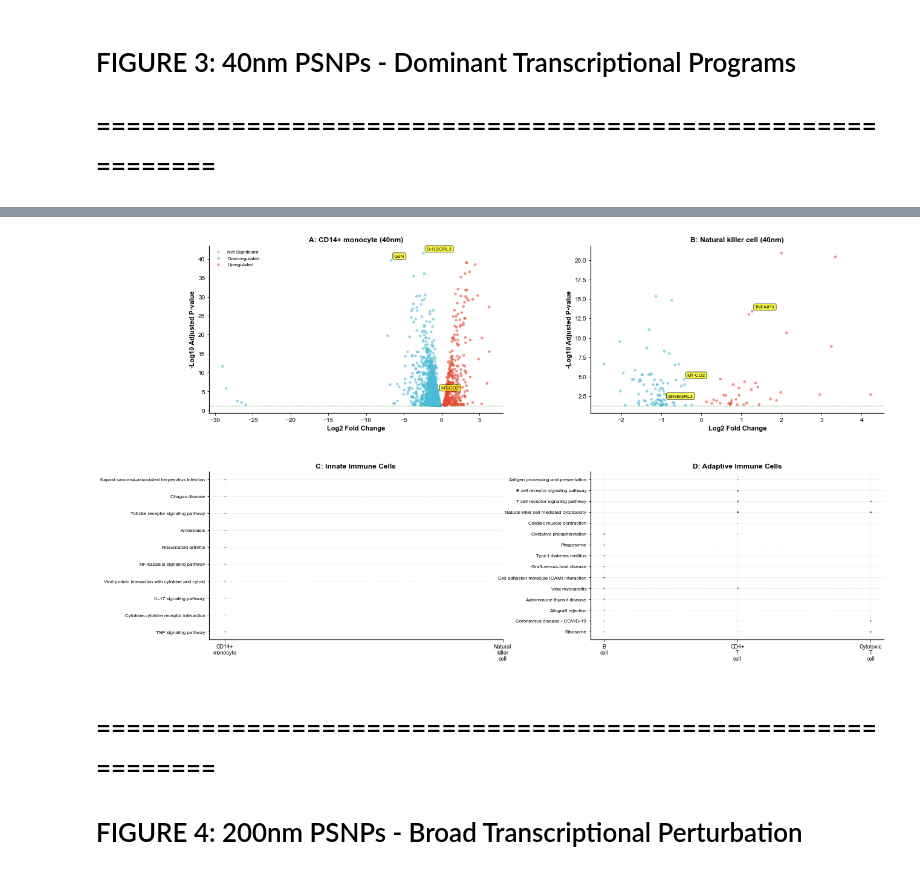
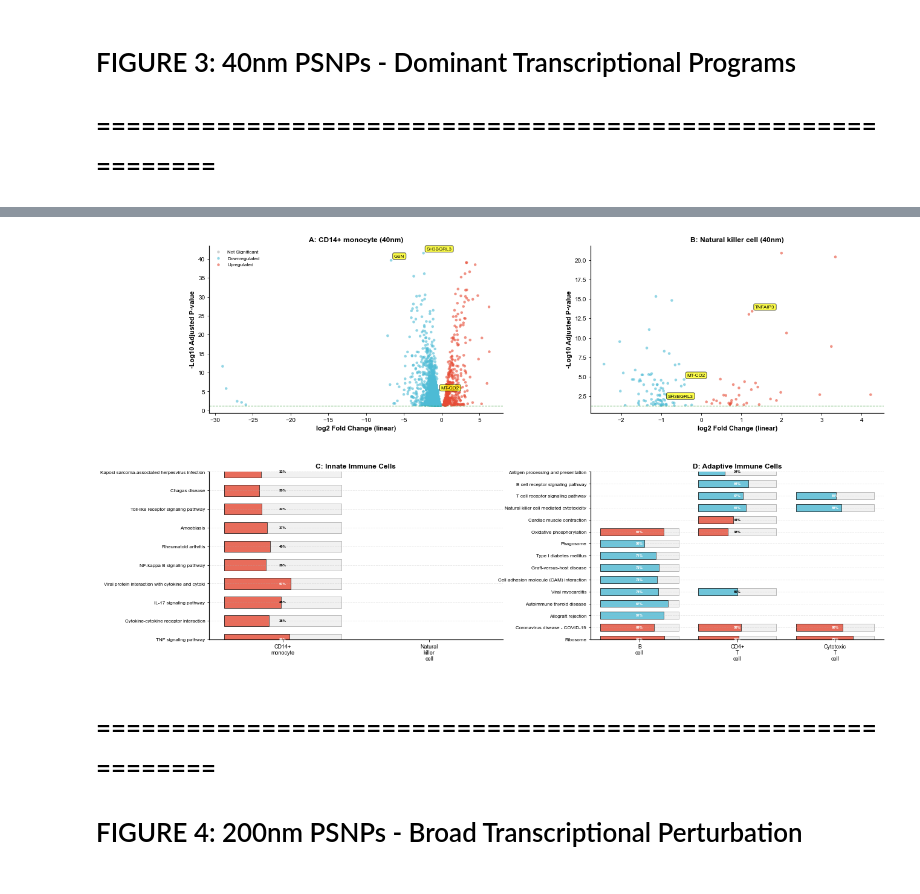
Before and after one commit to vladimirkovacevic/nano, a Jupyter notebook: notebooks/nano_figures.ipynb, the cells around one changed output, grey strips where cells are left out. Cells and saved outputs as stored; diff of their text form; code cells hidden in the pictures.

Commit message:
Reviewed figures 2,3,4,5.

```diff
--- a/notebooks/nano_figures.ipynb
+++ b/notebooks/nano_figures.ipynb
@@ -54,7 +54,7 @@ SAMPLE_COLORS = {
     'sample_1': '#E64B35', '40nm': '#E64B35',
     'sample_2': '#4DBBD5', '200nm': '#4DBBD5',
     'sample_3': '#00A087', '40+200nm': '#00A087',
-    'sample_4': '#808080', 'Control': '#808080'
+    'sample_4': '#808080', 'Untreated': '#808080'
 }
 
 CELL_TYPE_COLORS = {
@@ -442,8 +539,8 @@ logger.info("✓ Figure 2 complete\n")
 # FIGURE 3: 40nm PSNPs - Dominant Transcriptional Programs
 # ============================================================
 # %%
-def plot_pathway_dotplot(ax, gse_results, cell_types, sample, title):
-    """Helper function to create pathway dot plot"""
+def plot_pathway_progress_bars(ax, gse_results, cell_types, sample, title):
+    """Helper function to create pathway progress bars colored by regulation direction"""
     pathway_data = []
 
     for ct in cell_types:
@@ -453,27 +550,51 @@ def plot_pathway_dotplot(ax, gse_results, cell_types, sample, title):
             top_pathways = df.nsmallest(10, 'FDR q-val')
 
             for _, row in top_pathways.iterrows():
+                # Get Tag % (gene ratio)
                 gene_ratio = 0
-                if 'Gene %' in row and pd.notna(row['Gene %']):
-                    gene_ratio = float(str(row['Gene %']).replace('%', '')) / 100.0
-                elif 'Lead_genes' in row and pd.notna(row['Lead_genes']):
-                    gene_ratio = len(str(row['Lead_genes']).split(',')) / 100.0
+                if 'Tag %' in row and pd.notna(row['Tag %']):
+                    tag_str = str(row['Tag %'])
+                    if '/' in tag_str:
+                        parts = tag_str.split('/')
+                        if len(parts) == 2:
+                            try:
+                                numerator = float(parts[0])
+                                denominator = float(parts[1])
+                                if denominator > 0:
+                                    gene_ratio = numerator / denominator
+                            except:
+                                gene_ratio = 0
+                    else:
+                        try:
+                            gene_ratio = float(tag_str.replace('%', '')) / 100.0
+                        except:
+                            gene_ratio = 0
+                elif 'Gene %' in row and pd.notna(row['Gene %']):
+                    try:
+                        gene_ratio = float(str(row['Gene %']).replace('%', '')) / 100.0
+                    except:
+                        gene_ratio = 0
+
+                # Get NES for direction
+                nes = row.get('NES', 0)
 
                 pathway_data.append({
                     'Cell Type': ct,
                     'Pathway': row['Term'][:50],
-                    'NES': row.get('NES', 0),
+                    'NES': nes,
                     'FDR': row['FDR q-val'],
-                    'Gene Ratio': gene_ratio
+                    'Gene Ratio': gene_ratio * 100  # As percentage
                 })
 
     if pathway_data:
         plot_df = pd.DataFrame(pathway_data)
         plot_df['Gene Ratio'] = pd.to_numeric(plot_df['Gene Ratio'], errors='coerce').fillna(0)
-        plot_df['-log10(FDR)'] = -np.log10(plot_df['FDR'].clip(lower=1e-10))
 
         pathways = plot_df['Pathway'].unique()[:15]
         y_pos = np.arange(len(pathways))
+
+        bar_height = 0.6
+        bar_width = 0.8
 
         for i, ct in enumerate(cell_types):
             ct_data = plot_df[plot_df['Cell Type'] == ct]
@@ -481,23 +602,43 @@ def plot_pathway_dotplot(ax, gse_results, cell_types, sample, title):
                 pathway_row = ct_data[ct_data['Pathway'] == pathway]
                 if len(pathway_row) > 0:
                     y = list(pathways).index(pathway)
-                    size = pathway_row['Gene Ratio'].values[0] * 20
-                    color_val = pathway_row['-log10(FDR)'].values[0]
-                    ax.scatter(i, y, s=size, c=color_val, cmap='Reds',
-                             vmin=0, vmax=10, edgecolor='black', linewidth=0.5)
+                    gene_pct = pathway_row['Gene Ratio'].values[0]
+                    nes = pathway_row['NES'].values[0]
+
+                    # Background bar
+                    ax.add_patch(plt.Rectangle((i - bar_width/2, y - bar_height/2),
+                                               bar_width, bar_height,
+                                               facecolor='lightgray', edgecolor='black',
+                                               linewidth=0.8, alpha=0.3))
+
+                    # Filled portion - COLOR BY REGULATION DIRECTION
+                    if gene_pct > 0:
+                        # Blue for downregulation (NES < 0), Red for upregulation (NES > 0)
+                        color = REG_COLORS['Downregulated'] if nes < 0 else REG_COLORS['Upregulated']
+
+                        fill_width = bar_width * (gene_pct / 100.0)
+                        ax.add_patch(plt.Rectangle((i - bar_width/2, y - bar_height/2),
+                                                   fill_width, bar_height,
+                                                   facecolor=color, edgecolor='black',
+                                                   linewidth=0.8, alpha=0.8))
+
+                        ax.text(i, y, f'{gene_pct:.0f}%', ha='center', va='center',
+                               fontsize=6, fontweight='bold',
+                               color='white' if gene_pct > 50 else 'black')
 
         ax.set_yticks(y_pos)
         ax.set_yticklabels(pathways, fontsize=8)
         ax.set_xticks(np.arange(len(cell_types)))
         ax.set_xticklabels([ct.replace(' ', '\n') for ct in cell_types], fontsize=9)
+        ax.set_xlim(-0.5, len(cell_types) - 0.5)
         ax.set_title(title, fontsize=12, fontweight='bold')
-        ax.grid(True, alpha=0.3, linestyle='--')
+        ax.grid(True, alpha=0.3, linestyle='--', axis='y')
 
     ax.spines['top'].set_visible(False)
     ax.spines['right'].set_visible(False)
 
 
-# Create Figure 3: ALL panels 3A-3D in ONE figure
+# Create Figure 3
 logger.info("Creating Figure 3 (40nm PSNPs)...")
 
 fig = plt.figure(figsize=(20, 12))
@@ -532,7 +673,7 @@ for idx, cell_type in enumerate(['CD14+ monocyte', 'Natural killer cell']):
                            fontsize=8, bbox=dict(boxstyle='round,pad=0.3', fc='yellow', alpha=0.7))
 
         ax.axhline(y=-np.log10(0.05), color='green', linestyle='--', linewidth=1, alpha=0.7)
-        ax.set_xlabel('Log2 Fold Change', fontsize=11, fontweight='bold')
+        ax.set_xlabel('log2 Fold Change (linear)', fontsize=11, fontweight='bold')
         ax.set_ylabel('-Log10 Adjusted P-value', fontsize=11, fontweight='bold')
         ax.set_title(f"{'A' if idx==0 else 'B'}: {cell_type} (40nm)", fontsize=12, fontweight='bold')
         ax.spines['top'].set_visible(False)
@@ -542,18 +683,17 @@ for idx, cell_type in enumerate(['CD14+ monocyte', 'Natural killer cell']):
 
         logger.info(f"  Panel 3{'A' if idx==0 else 'B'}: {len(df[df['significance']!='Not Significant'])} DEGs")
 
-# Panel 3C: Innate cells pathways
+# Panel 3C: Innate cells - PROGRESS BARS (colored by regulation direction)
 ax = fig.add_subplot(gs[1, 0])
 innate_cells = ['CD14+ monocyte', 'Natural killer cell']
-plot_pathway_dotplot(ax, gse_results, innate_cells, '40nm', title="C: Innate Immune Cells")
+plot_pathway_progress_bars(ax, gse_results, innate_cells, '40nm', title="C: Innate Immune Cells")
 
-# Panel 3D: Adaptive cells pathways
+# Panel 3D: Adaptive cells - PROGRESS BARS (colored by regulation direction)
 ax = fig.add_subplot(gs[1, 1])
 adaptive_cells = ['B cell', 'CD4+ T cell', 'Cytotoxic T cell']
-plot_pathway_dotplot(ax, gse_results, adaptive_cells, '40nm', title="D: Adaptive Immune Cells")
+plot_pathway_progress_bars(ax, gse_results, adaptive_cells, '40nm', title="D: Adaptive Immune Cells")
 
 plt.savefig(FIG_DIR / 'Figure_3_40nm_analysis.pdf', bbox_inches='tight')
 plt.savefig(FIG_DIR / 'Figure_3_40nm_analysis.png', dpi=300, bbox_inches='tight')
-# plt.close()
 logger.info("✓ Figure 3 complete\n")
 # %% [output]
@@ -564,4 +704,4 @@ logger.info("✓ Figure 3 complete\n")
-[figure, old version]
+[figure, new version]
 # %% [markdown]
 # ============================================================
 # FIGURE 4: 200nm PSNPs - Broad Transcriptional Perturbation
```
Also changed, not shown: parts of 6 cells of this notebook.
